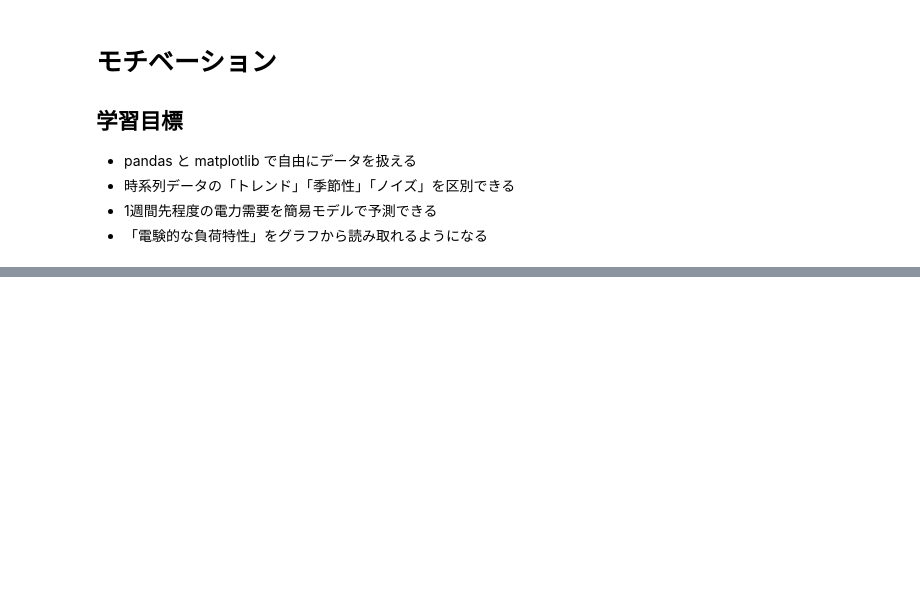
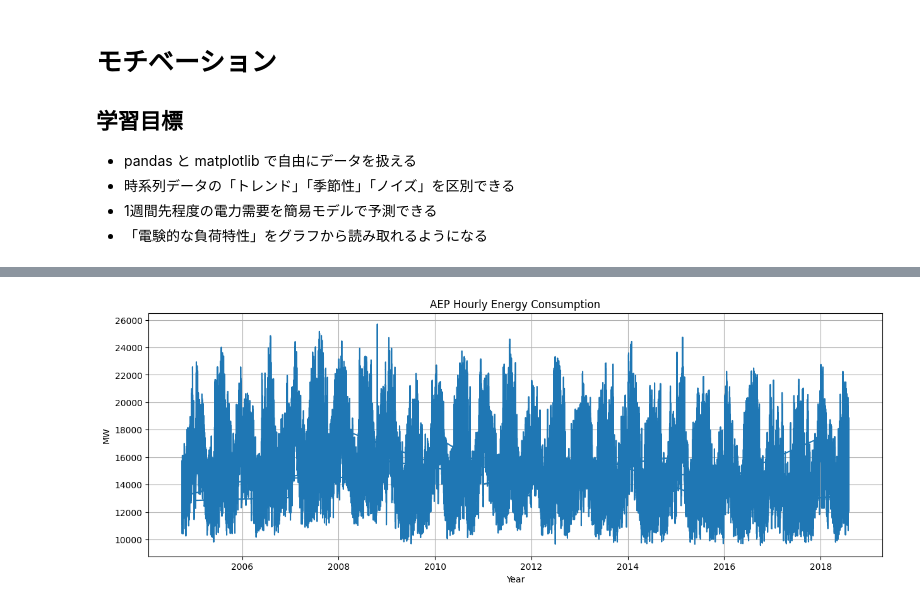
Before and after one commit to banzai80311315/banzai-kaggle, a Jupyter notebook: power-forecast/notebooks/txt.ipynb, the cells around one changed output, grey strips where cells are left out. Cells and saved outputs as stored; diff of their text form; code cells hidden in the pictures; blank space fills up the shorter version.

```diff
--- a/power-forecast/notebooks/txt.ipynb
+++ b/power-forecast/notebooks/txt.ipynb
@@ -66,0 +102,10 @@
+# %%
+plt.figure(figsize=(15,5))
+plt.plot(df.index, df['AEP_MW'])
+plt.title('AEP Hourly Energy Consumption')
+plt.xlabel('Year')
+plt.ylabel('MW')
+plt.grid(True)
+plt.show()
+# %% [output]
+[figure, added]
```
Also changed, not shown: parts of 30 cells of this notebook, 5 other files.
